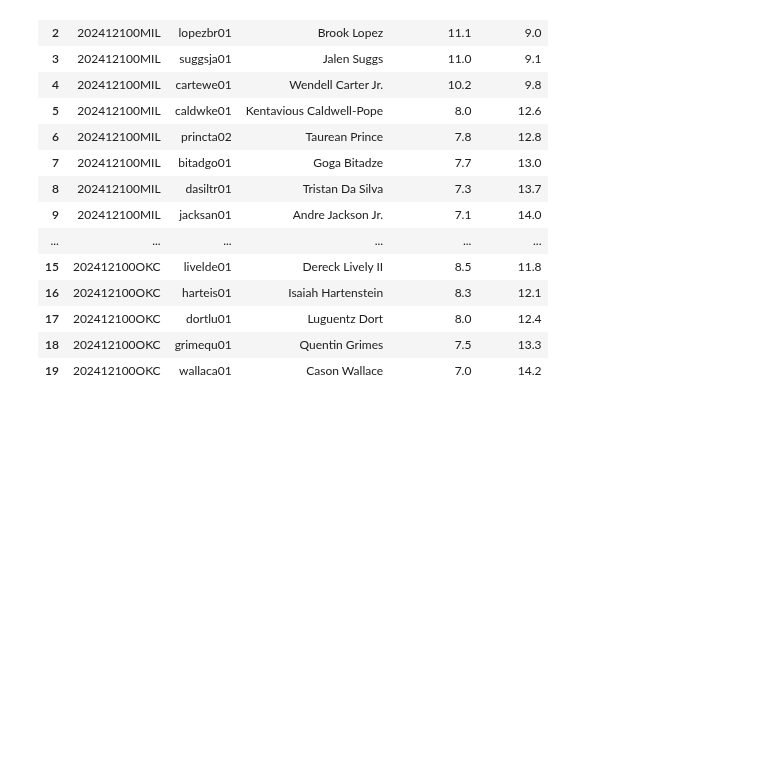
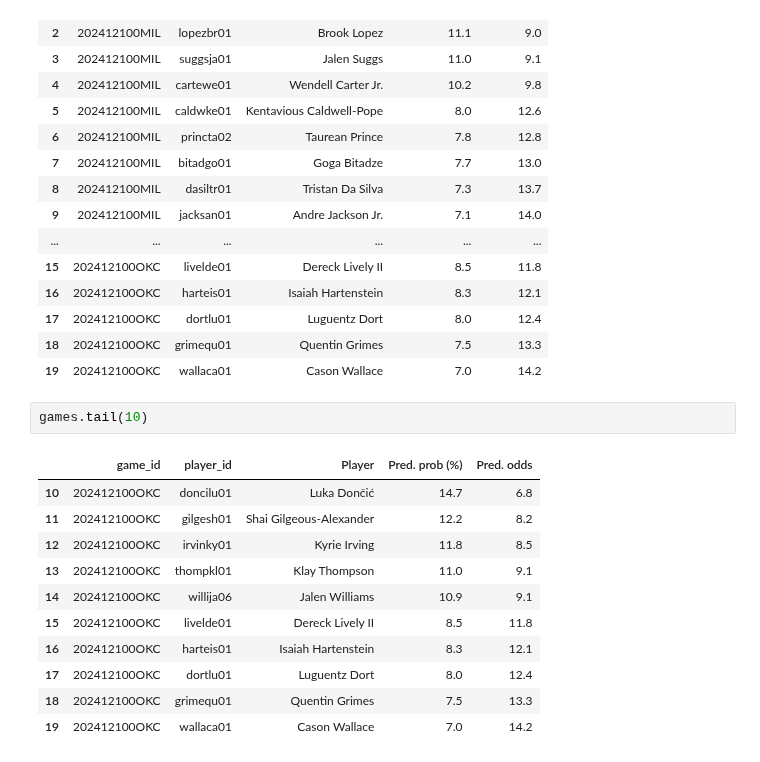
Before and after one commit to martinbog19/LeFirstBasket, a Jupyter notebook: morning_debrief.ipynb, the cells around one changed output. Cells and saved outputs as stored; diff of their text form; blank space fills up the shorter version.

```diff
--- a/morning_debrief.ipynb
+++ b/morning_debrief.ipynb
@@ -132,3 +126,17 @@ games
 | 17 | 202412100OKC | dortlu01 | Luguentz Dort | 8.0 | 12.4 |
 | 18 | 202412100OKC | grimequ01 | Quentin Grimes | 7.5 | 13.3 |
 | 19 | 202412100OKC | wallaca01 | Cason Wallace | 7.0 | 14.2 |
+# %%
+games.tail(10)
+# %% [output]
+|  | game_id | player_id | Player | Pred. prob (%) | Pred. odds |
+| 10 | 202412100OKC | doncilu01 | Luka Dončić | 14.7 | 6.8 |
+| 11 | 202412100OKC | gilgesh01 | Shai Gilgeous-Alexander | 12.2 | 8.2 |
+| 12 | 202412100OKC | irvinky01 | Kyrie Irving | 11.8 | 8.5 |
+| 13 | 202412100OKC | thompkl01 | Klay Thompson | 11.0 | 9.1 |
+| 14 | 202412100OKC | willija06 | Jalen Williams | 10.9 | 9.1 |
+| 15 | 202412100OKC | livelde01 | Dereck Lively II | 8.5 | 11.8 |
+| 16 | 202412100OKC | harteis01 | Isaiah Hartenstein | 8.3 | 12.1 |
+| 17 | 202412100OKC | dortlu01 | Luguentz Dort | 8.0 | 12.4 |
+| 18 | 202412100OKC | grimequ01 | Quentin Grimes | 7.5 | 13.3 |
+| 19 | 202412100OKC | wallaca01 | Cason Wallace | 7.0 | 14.2 |
```
Also changed, not shown: parts of 4 cells of this notebook, 1 other file.
